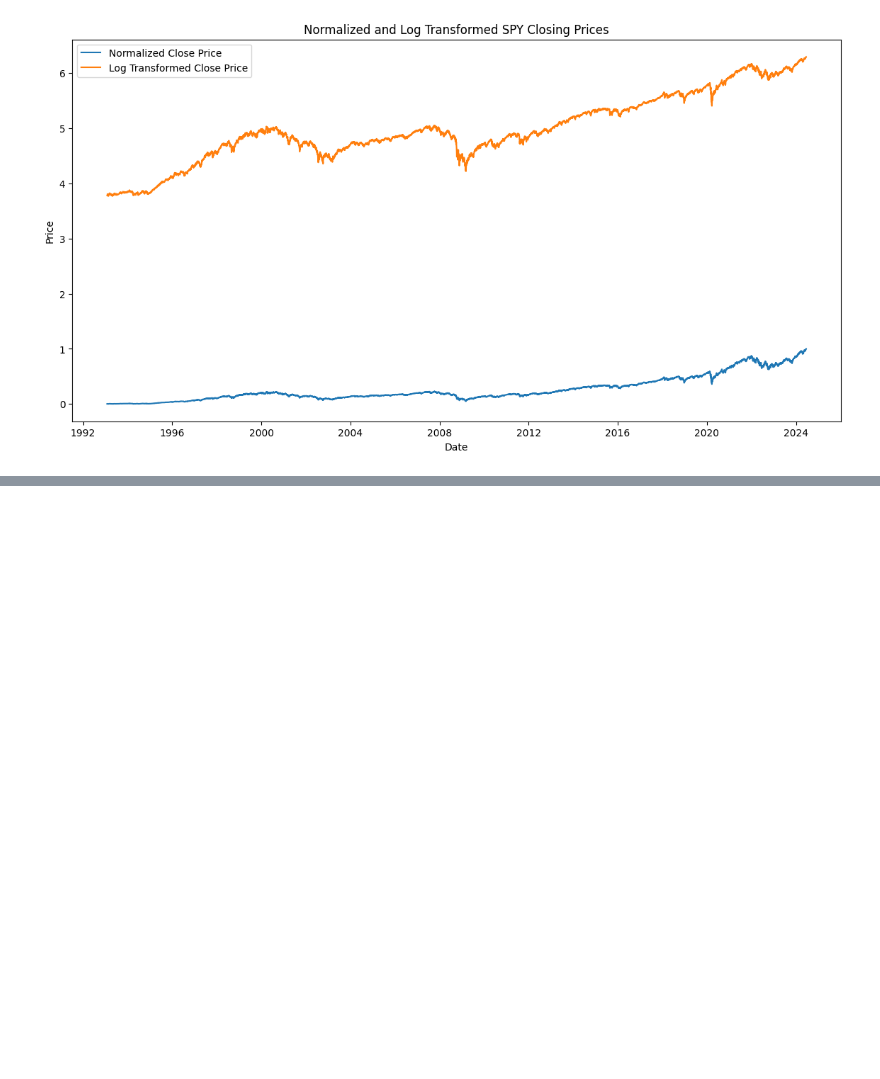
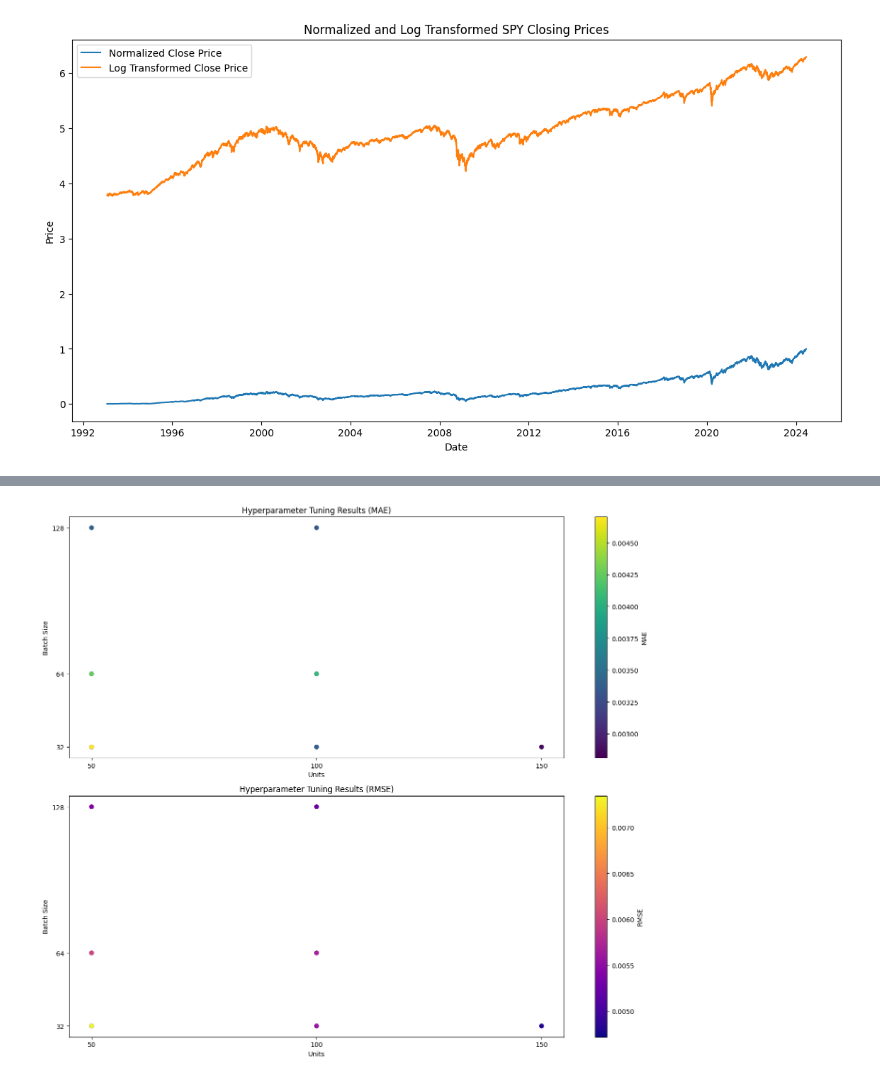
Before and after one commit to Karan-D-Software/Stock-Price-Prediction-Using-Deep-Learning, a Jupyter notebook: Project.ipynb, the cells around one changed output, grey strips where cells are left out. Drawn from its saved outputs; the diff is of its cells as text; code cells hidden in the pictures; blank space fills up the shorter version.

```diff
--- a/Project.ipynb
+++ b/Project.ipynb
@@ -223,0 +714,34 @@ Based on this initial analysis, the data is ready for modeling. However, if need
+# %%
+# Hyperparameter Tuning Results
+import numpy as np
+
+units_list = [50, 50, 50, 50, 50, 50, 50, 50, 50, 100, 100, 100, 100, 100, 100, 100, 100, 100, 150, 150, 150]
+batch_size_list = [32, 32, 32, 64, 64, 64, 128, 128, 128, 32, 32, 32, 64, 64, 64, 128, 128, 128, 32, 32, 32]
+epochs_list = [10, 20, 30, 10, 20, 30, 10, 20, 30, 10, 20, 30, 10, 20, 30, 10, 20, 30, 10, 20, 30]
+mae_values_tuning = [0.003449966537162618, 0.002820786189478278, 0.004702920416503042, 0.0032691198885034427, 0.0032939539523383376, 0.004254002216624558, 0.0038795628617755472, 0.003592274616974735, 0.0033659510557957533, 0.003389359036499245, 0.002810552039533739, 0.003390456429889119, 0.003621216651495532, 0.0029007906703980065, 0.004085843020886658, 0.0038392325509441763, 0.0038916637579082575, 0.0033078122653931916, 0.003407893440812815, 0.002994232904934754, 0.002863048846797264]
+rmse_values_tuning = [0.005225672851177852, 0.004718882897584805, 0.007343631387176433, 0.005369755968291292, 0.005214125847804559, 0.0060479445399772205, 0.006241208283430395, 0.005924642181430093, 0.0053523999830571815, 0.005111618070066208, 0.0048171730949741545, 0.005581692903616769, 0.00550454715799783, 0.0049089455178896796, 0.005697187541463808, 0.005952065715225772, 0.0060035045072153615, 0.005219538706308193, 0.005049832554640367, 0.004831645657313349, 0.004796422164083588]
+
+fig, ax = plt.subplots(2, 1, figsize=(14, 12))
+
+# MAE values
+sc = ax[0].scatter(units_list, batch_size_list, c=mae_values_tuning, cmap='viridis', marker='o')
+ax[0].set_title('Hyperparameter Tuning Results (MAE)')
+ax[0].set_xlabel('Units')
+ax[0].set_ylabel('Batch Size')
+ax[0].set_xticks(np.unique(units_list))
+ax[0].set_yticks(np.unique(batch_size_list))
+fig.colorbar(sc, ax=ax[0], label='MAE')
+
+# RMSE values
+sc = ax[1].scatter(units_list, batch_size_list, c=rmse_values_tuning, cmap='plasma', marker='o')
+ax[1].set_title('Hyperparameter Tuning Results (RMSE)')
+ax[1].set_xlabel('Units')
+ax[1].set_ylabel('Batch Size')
+ax[1].set_xticks(np.unique(units_list))
+ax[1].set_yticks(np.unique(batch_size_list))
+fig.colorbar(sc, ax=ax[1], label='RMSE')
+
+plt.tight_layout()
+plt.show()
+# %% [output]
+[figure, added]
```
Also changed, not shown: parts of 26 cells of this notebook, 6 other files.
